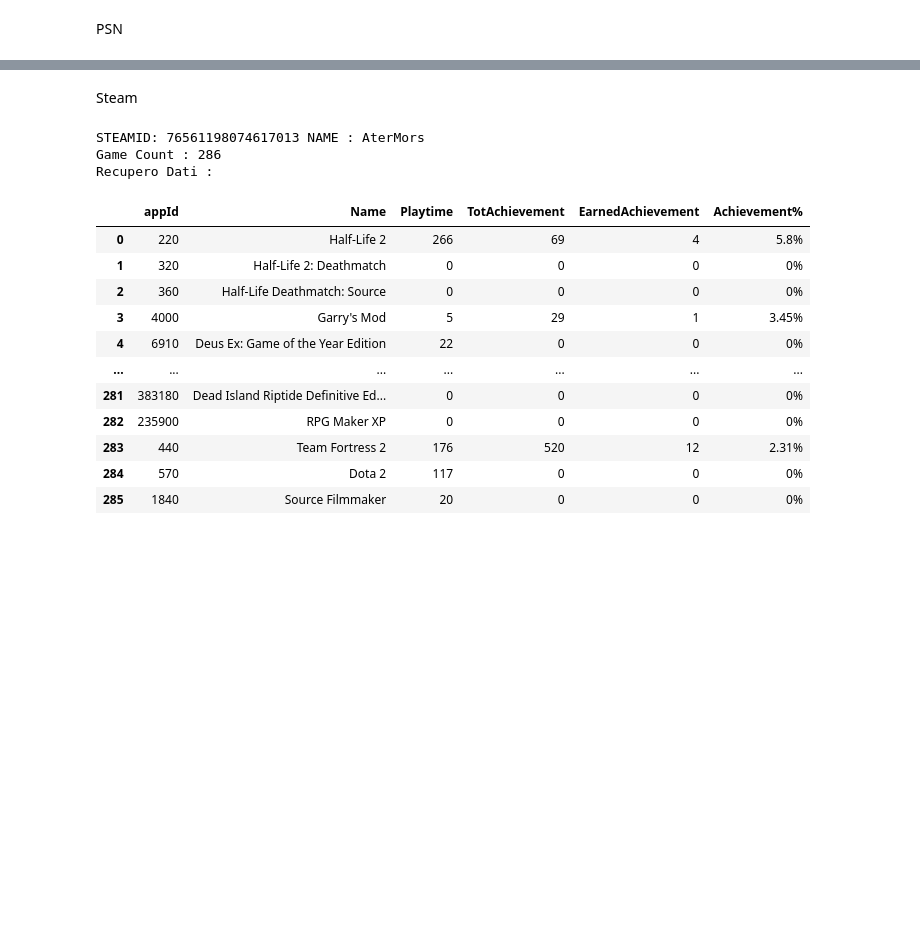
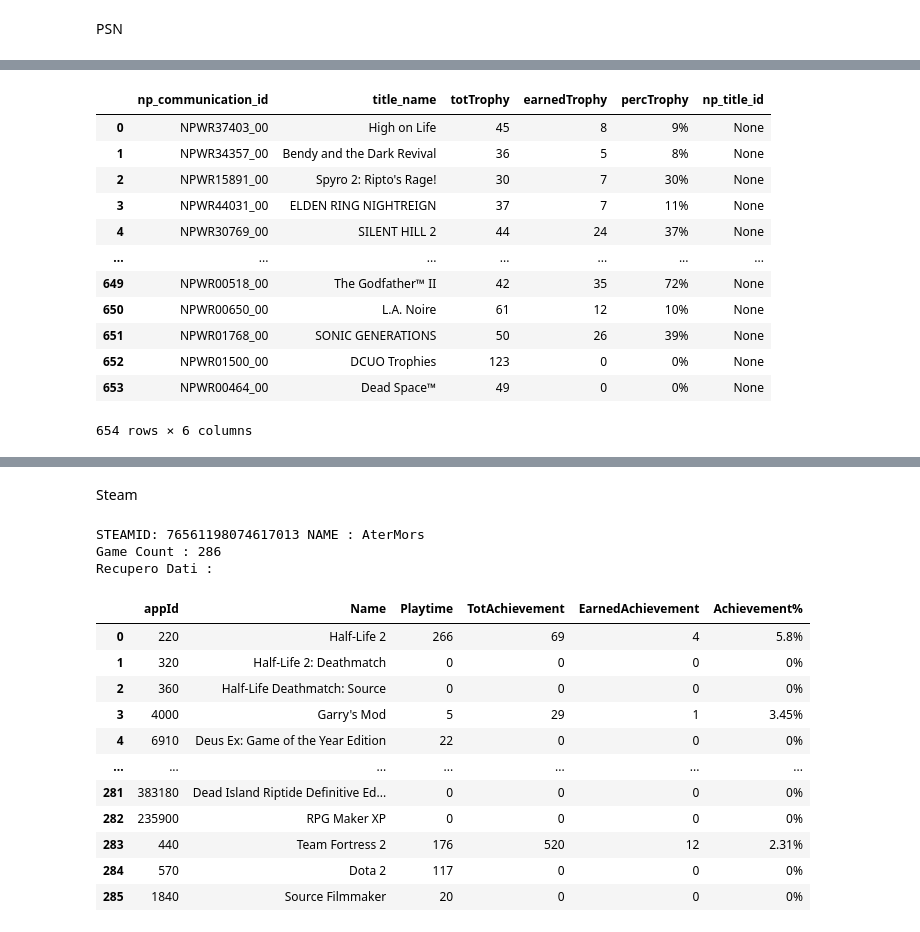
Before and after one commit to AndreaAmorosini/GamesTrack, a Jupyter notebook: API_examples/api_test.ipynb, the cells around one changed output, grey strips where cells are left out. Saved outputs shown, nothing was run; the diff lists cells and outputs as text; code cells hidden in the pictures; blank space fills up the shorter version.

```diff
--- a/API_examples/api_test.ipynb
+++ b/API_examples/api_test.ipynb
@@ -81,0 +124,16 @@ Game Count : 613, Earned Trophy Count : 7843, Total Trophy Count : 31967, Comple
+# %%
+df_trophy_psn
+# %% [output]
+|  | np_communication_id | title_name | totTrophy | earnedTrophy | percTrophy | np_title_id |
+| 0 | NPWR37403_00 | High on Life | 45 | 8 | 9% | None |
+| 1 | NPWR34357_00 | Bendy and the Dark Revival | 36 | 5 | 8% | None |
+| 2 | NPWR15891_00 | Spyro 2: Ripto's Rage! | 30 | 7 | 30% | None |
+| 3 | NPWR44031_00 | ELDEN RING NIGHTREIGN | 37 | 7 | 11% | None |
+| 4 | NPWR30769_00 | SILENT HILL 2 | 44 | 24 | 37% | None |
+| ... | ... | ... | ... | ... | ... | ... |
+| 649 | NPWR00518_00 | The Godfather™ II | 42 | 35 | 72% | None |
+| 650 | NPWR00650_00 | L.A. Noire | 61 | 12 | 10% | None |
+| 651 | NPWR01768_00 | SONIC GENERATIONS | 50 | 26 | 39% | None |
+| 652 | NPWR01500_00 | DCUO Trophies | 123 | 0 | 0% | None |
+| 653 | NPWR00464_00 | Dead Space™ | 49 | 0 | 0% | None |
+654 rows × 6 columns
```
Also changed, not shown: parts of 4 cells of this notebook, 5 other files.
